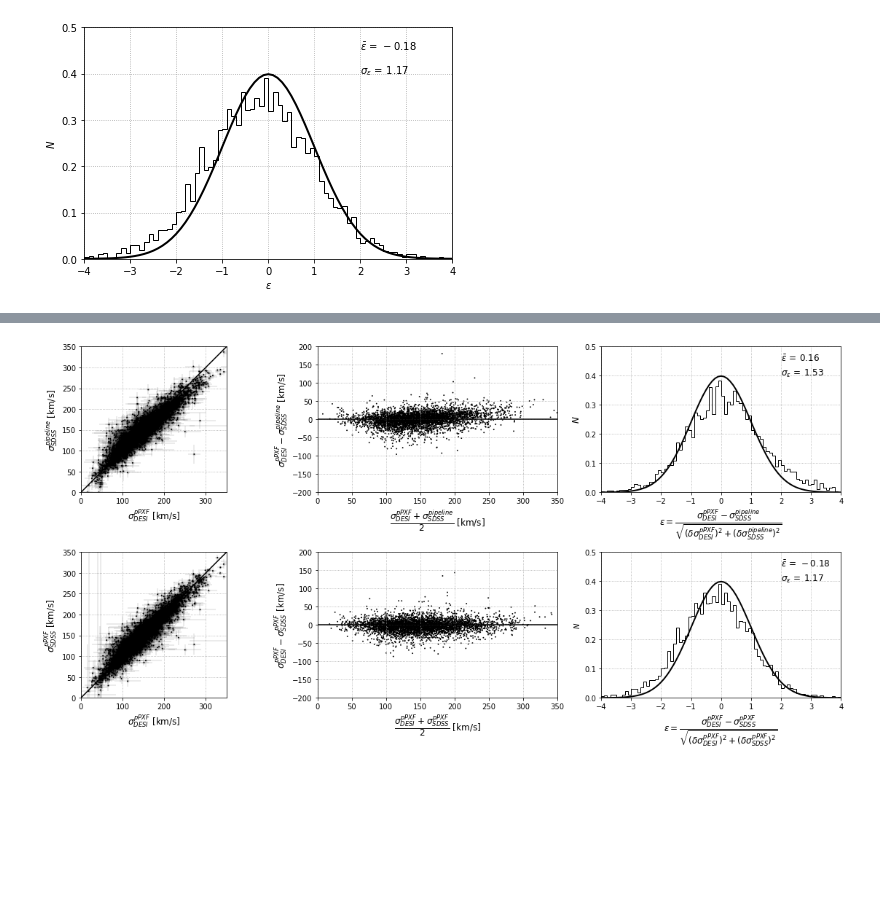
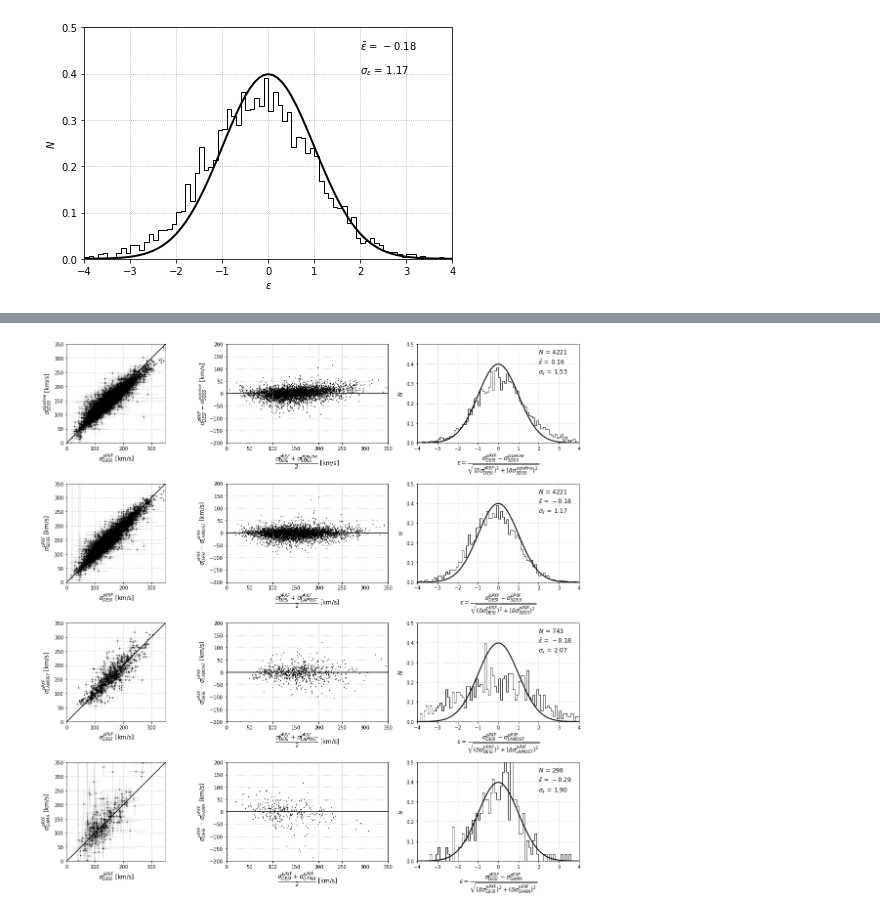
Before and after one commit to KSaid-1/DESI_fuji_FP, a Jupyter notebook: external_consistency.ipynb, the cells around one changed output, grey strips where cells are left out. Cells and saved outputs as stored; diff of their text form; code cells hidden in the pictures; blank space fills up the shorter version.

```diff
--- a/external_consistency.ipynb
+++ b/external_consistency.ipynb
@@ -132,3 +132,6 @@ plt.tight_layout()
 plt.show()
 # %% [output]
 [figure]
+# %%
+f_l = pd.read_csv("fuji_lamost.csv")
+f_l[:10]
@@ -134,0 +150,3 @@ plt.show()
+# %%
+f_g = pd.read_csv("fuji_gama.csv")
+f_g[:3]
@@ -135,5 +158,8 @@ plt.show()
+# %%
+pull_pipe_3 = (f_l.ppxf_sigma - f_l.veldisp)/(np.sqrt((f_l.ppxf_sigma_error*f_l.ppxf_sigma_error)+(f_l.veldisp_err*f_l.veldisp_err)))
+pull_pipe_4 = (f_g.ppxf_sigma - f_g.SIGSTARCORR)/(np.sqrt((f_g.ppxf_sigma_error*f_g.ppxf_sigma_error)+(f_g.SIGERRSTARCORR*f_g.SIGERRSTARCORR)))
 # %%
-f_1, ((ax1, ax2, ax3),(ax4, ax5, ax6)) = plt.subplots(nrows=2,ncols=3, figsize=(16, 8),sharex=False, sharey=False)
+f_1, ((ax1, ax2, ax3),(ax4, ax5, ax6),(ax7, ax8, ax9),(ax10, ax11, ax12)) = plt.subplots(nrows=4,ncols=3, figsize=(16, 16),sharex=False, sharey=False)
 ax1.set_ylim(0.0,350.0)
 ax1.set_xlim(0.0,350.0)
 xxx=[0,350];yyy=[0,350]
@@ -156,6 +182,28 @@ ax4.set_xlabel(r'$\sigma_{DESI}^{pPXF}$ [km/s]',size=12)
 ax4.set_ylabel(r'$\sigma_{SDSS}^{pPXF}$ [km/s]',size=12)
 ax4.grid(b=True, which='both', color='0.65',linestyle=':')
 
+ax7.set_ylim(0.0,350.0)
+ax7.set_xlim(0.0,350.0)
+xxx=[0,350];yyy=[0,350]
+ax7.errorbar(f_l.ppxf_sigma,f_l.veldisp,xerr=f_l.ppxf_sigma_error,yerr=f_l.veldisp_err,fmt=".k",alpha=0.1)
+ax7.scatter(f_l.ppxf_sigma,f_l.veldisp,color='black',edgecolor='none',s=3.5)
+ax7.plot(xxx,yyy,color="black")
+ax7.set_aspect(1)
+ax7.set_xlabel(r'$\sigma_{DESI}^{pPXF}$ [km/s]',size=12)
+ax7.set_ylabel(r'$\sigma_{LAMOST}^{pPXF}$ [km/s]',size=12)
+ax7.grid(b=True, which='both', color='0.65',linestyle=':')
+
+ax10.set_ylim(0.0,350.0)
+ax10.set_xlim(0.0,350.0)
+xxx=[0,350];yyy=[0,350]
+ax10.errorbar(f_g.ppxf_sigma,f_g.SIGSTARCORR,xerr=f_g.ppxf_sigma_error,yerr=f_g.SIGERRSTARCORR,fmt=".k",alpha=0.1)
+ax10.scatter(f_g.ppxf_sigma,f_g.SIGSTARCORR,color='black',edgecolor='none',s=3.5)
+ax10.plot(xxx,yyy,color="black")
+ax10.set_aspect(1)
+ax10.set_xlabel(r'$\sigma_{DESI}^{pPXF}$ [km/s]',size=12)
+ax10.set_ylabel(r'$\sigma_{GAMA}^{pPXF}$ [km/s]',size=12)
+ax10.grid(b=True, which='both', color='0.65',linestyle=':')
+
 ax2.set_ylim(-200,200)
 ax2.set_xlim(0.0,350.0)
 ax2.scatter(((ppxf_sigma+veldisp)/2.),ppxf_sigma-veldisp,color='black',edgecolor='none',s=3.5)
@@ -168,37 +216,80 @@ ax5.set_ylim(-200,200)
 ax5.set_xlim(0.0,350.0)
 ax5.scatter(((ppxf_sigma+sigmaStars)/2.),ppxf_sigma-sigmaStars,color='black',edgecolor='none',s=3.5)
 ax5.axhline(y=0.0,color="black")
 ax5.grid(b=True, which='both', color='0.65',linestyle=':')
-ax5.set_xlabel(r'$\dfrac{\sigma_{DESI}^{pPXF} + \sigma_{SDSS}^{pPXF}}{2}$ [km/s]',size=12)
-ax5.set_ylabel(r'$\sigma_{DESI}^{pPXF} - \sigma_{SDSS}^{pPXF}$ [km/s]',size=12)
+ax5.set_xlabel(r'$\dfrac{\sigma_{DESI}^{pPXF} + \sigma_{LAMOST}^{pPXF}}{2}$ [km/s]',size=12)
+ax5.set_ylabel(r'$\sigma_{DESI}^{pPXF} - \sigma_{LAMOST}^{pPXF}$ [km/s]',size=12)
+
+ax8.set_ylim(-200,200)
+ax8.set_xlim(0.0,350.0)
+ax8.scatter(((f_l.ppxf_sigma+f_l.veldisp)/2.),f_l.ppxf_sigma-f_l.veldisp,color='black',edgecolor='none',s=3.5)
+ax8.axhline(y=0.0,color="black")
+ax8.grid(b=True, which='both', color='0.65',linestyle=':')
+ax8.set_xlabel(r'$\dfrac{\sigma_{DESI}^{pPXF} + \sigma_{LAMOST}^{pPXF}}{2}$ [km/s]',size=12)
+ax8.set_ylabel(r'$\sigma_{DESI}^{pPXF} - \sigma_{LAMOST}^{pPXF}$ [km/s]',size=12)
+
+ax11.set_ylim(-200,200)
+ax11.set_xlim(0.0,350.0)
+ax11.scatter(((f_g.ppxf_sigma+f_g.SIGSTARCORR)/2.),f_g.ppxf_sigma-f_g.SIGSTARCORR,color='black',edgecolor='none',s=3.5)
+ax11.axhline(y=0.0,color="black")
+ax11.grid(b=True, which='both', color='0.65',linestyle=':')
+ax11.set_xlabel(r'$\dfrac{\sigma_{DESI}^{pPXF} + \sigma_{GAMA}^{pPXF}}{2}$ [km/s]',size=12)
+ax11.set_ylabel(r'$\sigma_{DESI}^{pPXF} - \sigma_{GAMA}^{pPXF}$ [km/s]',size=12)
 
 ax3.set_ylim(0.0,0.5)
 ax3.set_xlim(-4.0,4.0)
 events_prop, edges_prop, patches_prop = ax3.hist(pull_pipe_1,bins=np.arange(-5.0,5.0,0.1),density=1,histtype='step',color='black',label='sigmastar_lamost vs. veldisp_sdss')#,label='Normalized uncorrected $P(r)$')#
 y = norm.pdf(edges_prop, 0.0, 1.0)
 l = ax3.plot(edges_prop, y, 'k', linewidth=2,label='Gaussian with mean 0 and $\sigma$ 1')#,label='Gaussian fit to the uncorrected $P(r)$')
 #plt.hist(pull_pipe,bins=arange(-5.0,5.0,0.1),color='black')
 ax3.grid(b=True, which='both', color='0.65',linestyle=':')
 ax3.set_xlabel(r'$\epsilon = \dfrac{\sigma_{DESI}^{pPXF} - \sigma_{SDSS}^{pipeline}}{\sqrt{(\delta \sigma_{DESI}^{pPXF})^2 + (\delta \sigma_{SDSS}^{pipeline})^2}}$',size=12)
 ax3.set_ylabel(r'$N$',size=12)
-ax3.text(2.0,0.45,r'$\bar{\epsilon}\/=\/'+'{0:.2f}'.format(np.mean(pull_pipe_1))+'$',size=12)#, fontname = 'Times New Roman',size=20)
-ax3.text(2.0,0.4,r'$\sigma_{\epsilon}\/=\/'+'{0:.2f}'.format(np.std(pull_pipe_1))+'$',size=12)#, fontname = 'Times New Roman',size=20)
+ax3.text(2.0,0.45,r'$N\/=\/'+'{0:.0f}'.format(len(pull_pipe_1))+'$',size=12)
+ax3.text(2.0,0.4,r'$\bar{\epsilon}\/=\/'+'{0:.2f}'.format(np.mean(pull_pipe_1))+'$',size=12)#, fontname = 'Times New Roman',size=20)
+ax3.text(2.0,0.35,r'$\sigma_{\epsilon}\/=\/'+'{0:.2f}'.format(np.std(pull_pipe_1))+'$',size=12)#, fontname = 'Times New Roman',size=20)
 
 ax6.set_ylim(0.0,0.5)
 ax6.set_xlim(-4.0,4.0)
 events_prop, edges_prop, patches_prop = ax6.hist(pull_pipe_2,bins=np.arange(-5.0,5.0,0.1),density=1,histtype='step',color='black',label='sigmastar_lamost vs. veldisp_sdss')#,label='Normalized uncorrected $P(r)$')#
 y = norm.pdf(edges_prop, 0.0, 1.0)
 l = ax6.plot(edges_prop, y, 'k', linewidth=2,label='Gaussian with mean 0 and $\sigma$ 1')#,label='Gaussian fit to the uncorrected $P(r)$')
 #plt.hist(pull_pipe,bins=arange(-5.0,5.0,0.1),color='black')
 ax6.grid(b=True, which='both', color='0.65',linestyle=':')
 ax6.set_xlabel(r'$\epsilon = \dfrac{\sigma_{DESI}^{pPXF} - \sigma_{SDSS}^{pPXF}}{\sqrt{(\delta \sigma_{DESI}^{pPXF})^2 + (\delta \sigma_{SDSS}^{pPXF})^2}}$',size=12)
 ax6.set_ylabel(r'$N$')
-ax6.text(2.0,0.45,r'$\bar{\epsilon}\/=\/'+'{0:.2f}'.format(np.mean(pull_pipe_2))+'$',size=12)#, fontname = 'Times New Roman',size=20)
-ax6.text(2.0,0.4,r'$\sigma_{\epsilon}\/=\/'+'{0:.2f}'.format(np.std(pull_pipe_2))+'$',size=12)#, fontname = 'Times New Roman',size=20)
+ax6.text(2.0,0.45,r'$N\/=\/'+'{0:.0f}'.format(len(pull_pipe_2))+'$',size=12)
+ax6.text(2.0,0.4,r'$\bar{\epsilon}\/=\/'+'{0:.2f}'.format(np.mean(pull_pipe_2))+'$',size=12)#, fontname = 'Times New Roman',size=20)
+ax6.text(2.0,0.35,r'$\sigma_{\epsilon}\/=\/'+'{0:.2f}'.format(np.std(pull_pipe_2))+'$',size=12)#, fontname = 'Times New Roman',size=20)
 
+ax9.set_ylim(0.0,0.5)
+ax9.set_xlim(-4.0,4.0)
+events_prop, edges_prop, patches_prop = ax9.hist(pull_pipe_3,bins=np.arange(-5.0,5.0,0.1),density=1,histtype='step',color='black',label='sigmastar_lamost vs. veldisp_sdss')#,label='Normalized uncorrected $P(r)$')#
+y = norm.pdf(edges_prop, 0.0, 1.0)
+l = ax9.plot(edges_prop, y, 'k', linewidth=2,label='Gaussian with mean 0 and $\sigma$ 1')#,label='Gaussian fit to the uncorrected $P(r)$')
+#plt.hist(pull_pipe,bins=arange(-5.0,5.0,0.1),color='black')
+ax9.grid(b=True, which='both', color='0.65',linestyle=':')
+ax9.set_xlabel(r'$\epsilon = \dfrac{\sigma_{DESI}^{pPXF} - \sigma_{LAMOST}^{pPXF}}{\sqrt{(\delta \sigma_{DESI}^{pPXF})^2 + (\delta \sigma_{LAMOST}^{pPXF})^2}}$',size=12)
+ax9.set_ylabel(r'$N$',size=12)
+ax9.text(2.0,0.45,r'$N\/=\/'+'{0:.0f}'.format(len(pull_pipe_3))+'$',size=12)
+ax9.text(2.0,0.4,r'$\bar{\epsilon}\/=\/'+'{0:.2f}'.format(np.mean(pull_pipe_3))+'$',size=12)#, fontname = 'Times New Roman',size=20)
+ax9.text(2.0,0.35,r'$\sigma_{\epsilon}\/=\/'+'{0:.2f}'.format(np.std(pull_pipe_3))+'$',size=12)#, fontname = 'Times New Roman',size=20)
+
+ax12.set_ylim(0.0,0.5)
+ax12.set_xlim(-4.0,4.0)
+events_prop, edges_prop, patches_prop = ax12.hist(pull_pipe_4,bins=np.arange(-5.0,5.0,0.1),density=1,histtype='step',color='black',label='sigmastar_lamost vs. veldisp_sdss')#,label='Normalized uncorrected $P(r)$')#
+y = norm.pdf(edges_prop, 0.0, 1.0)
+l = ax12.plot(edges_prop, y, 'k', linewidth=2,label='Gaussian with mean 0 and $\sigma$ 1')#,label='Gaussian fit to the uncorrected $P(r)$')
+#plt.hist(pull_pipe,bins=arange(-5.0,5.0,0.1),color='black')
+ax12.grid(b=True, which='both', color='0.65',linestyle=':')
+ax12.set_xlabel(r'$\epsilon = \dfrac{\sigma_{DESI}^{pPXF} - \sigma_{GAMA}^{pPXF}}{\sqrt{(\delta \sigma_{DESI}^{pPXF})^2 + (\delta \sigma_{GAMA}^{pPXF})^2}}$',size=12)
+ax12.set_ylabel(r'$N$')
+ax12.text(2.0,0.45,r'$N\/=\/'+'{0:.0f}'.format(len(pull_pipe_4))+'$',size=12)
+ax12.text(2.0,0.4,r'$\bar{\epsilon}\/=\/'+'{0:.2f}'.format(np.mean(pull_pipe_4))+'$',size=12)#, fontname = 'Times New Roman',size=20)
+ax12.text(2.0,0.35,r'$\sigma_{\epsilon}\/=\/'+'{0:.2f}'.format(np.std(pull_pipe_4))+'$',size=12)#, fontname = 'Times New Roman',size=20)
 
 plt.tight_layout()
 plt.savefig('external_consistency.png')
 plt.show()
 # %% [output]
-[figure, old version]
+[figure, new version]
```
Also changed, not shown: parts of 2 cells of this notebook.
